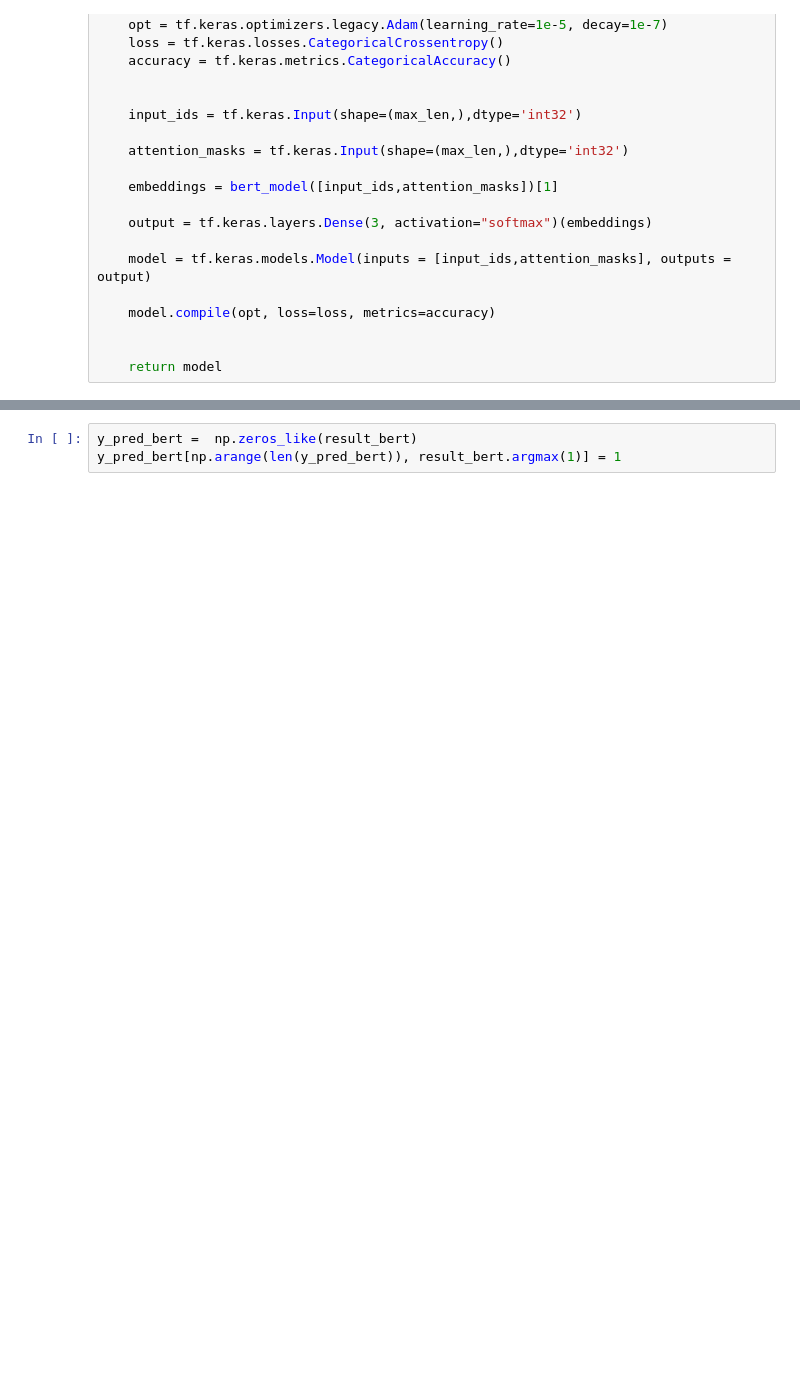
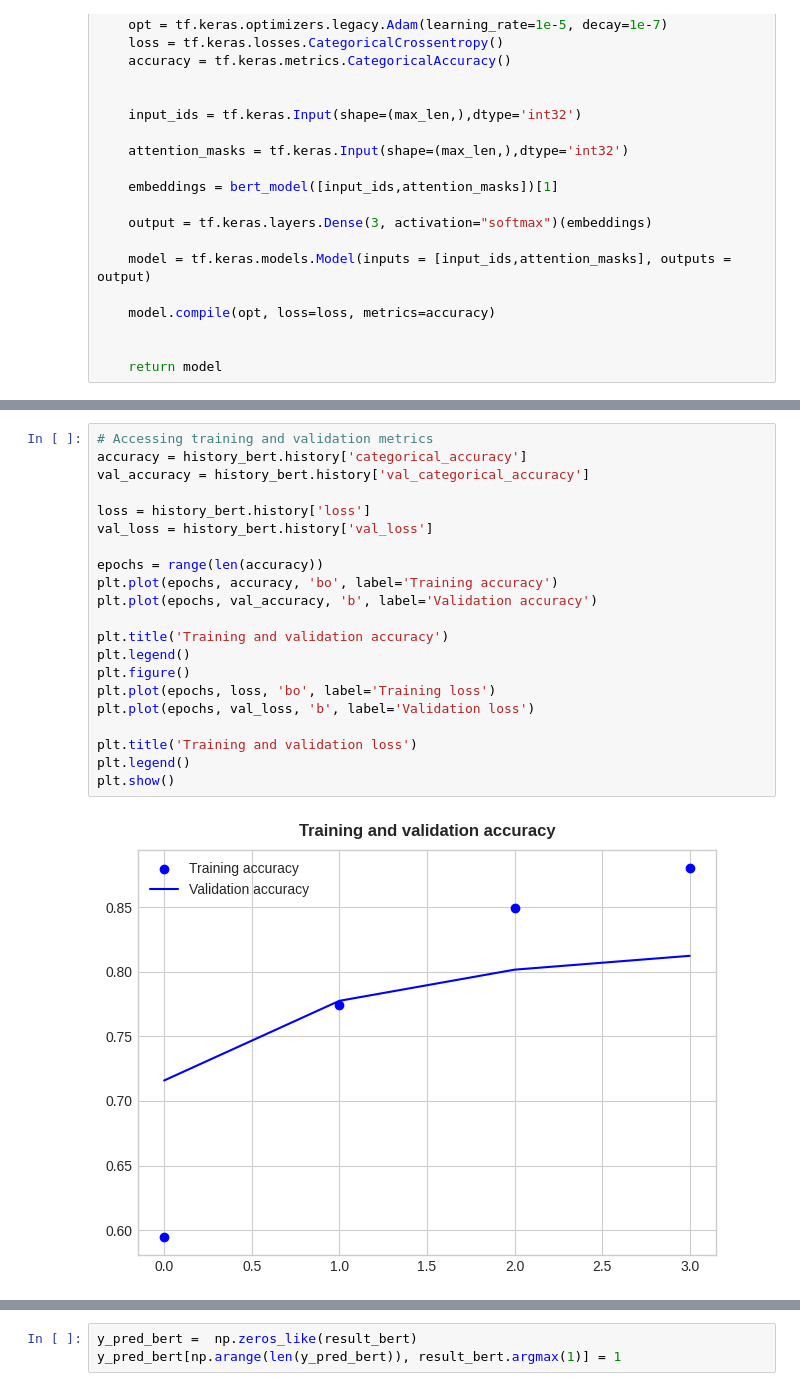
Before and after one commit to jasonh14/bert_roberta_financial_sentiment_analysis, a Jupyter notebook: aol_nlp.ipynb, the cells around one changed output, grey strips where cells are left out. Drawn from its saved outputs; the diff is of its cells as text; blank space fills up the shorter version.

```diff
--- a/aol_nlp.ipynb
+++ b/aol_nlp.ipynb
@@ -498,0 +519,23 @@ Epoch 4/4
+# %%
+# Accessing training and validation metrics
+accuracy = history_bert.history['categorical_accuracy']
+val_accuracy = history_bert.history['val_categorical_accuracy']
+
+loss = history_bert.history['loss']
+val_loss = history_bert.history['val_loss']
+
+epochs = range(len(accuracy))
+plt.plot(epochs, accuracy, 'bo', label='Training accuracy')
+plt.plot(epochs, val_accuracy, 'b', label='Validation accuracy')
+
+plt.title('Training and validation accuracy')
+plt.legend()
+plt.figure()
+plt.plot(epochs, loss, 'bo', label='Training loss')
+plt.plot(epochs, val_loss, 'b', label='Validation loss')
+
+plt.title('Training and validation loss')
+plt.legend()
+plt.show()
+# %% [output]
+[figure, added]
```
Also changed, not shown: parts of 35 cells of this notebook.
